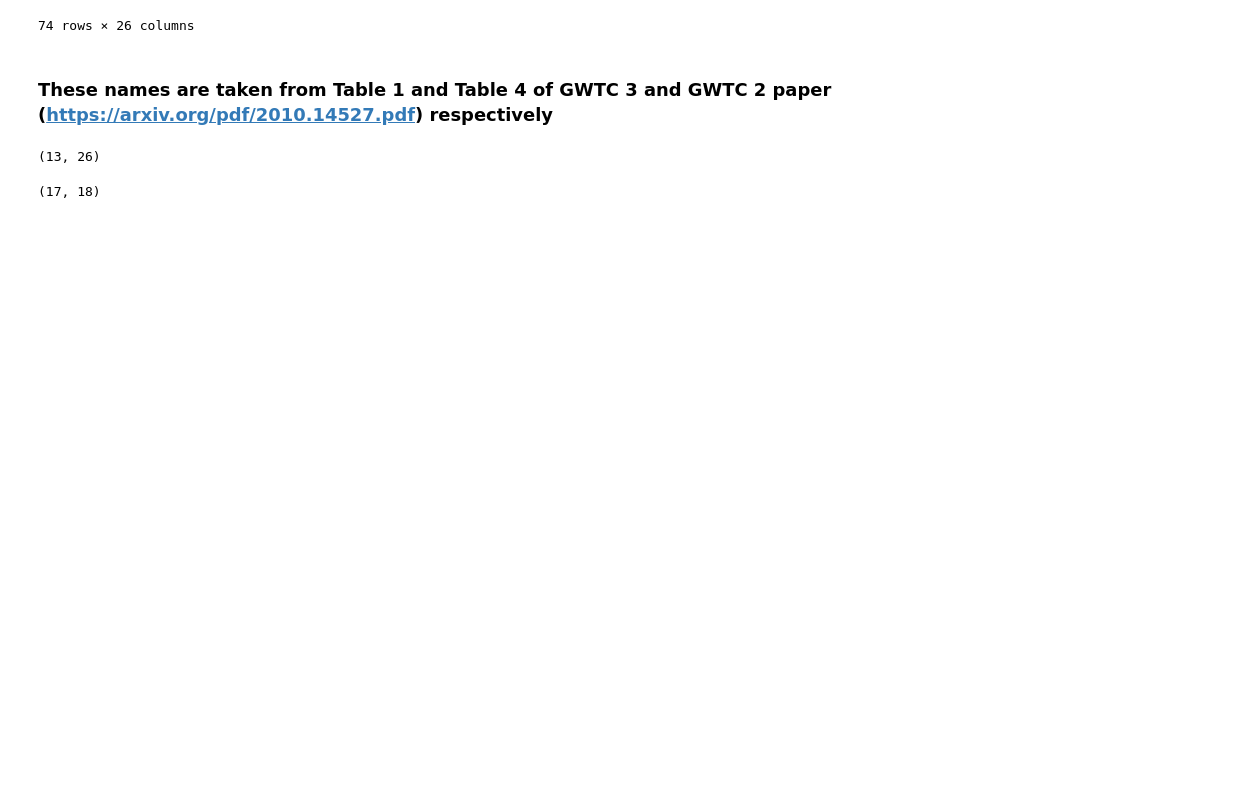
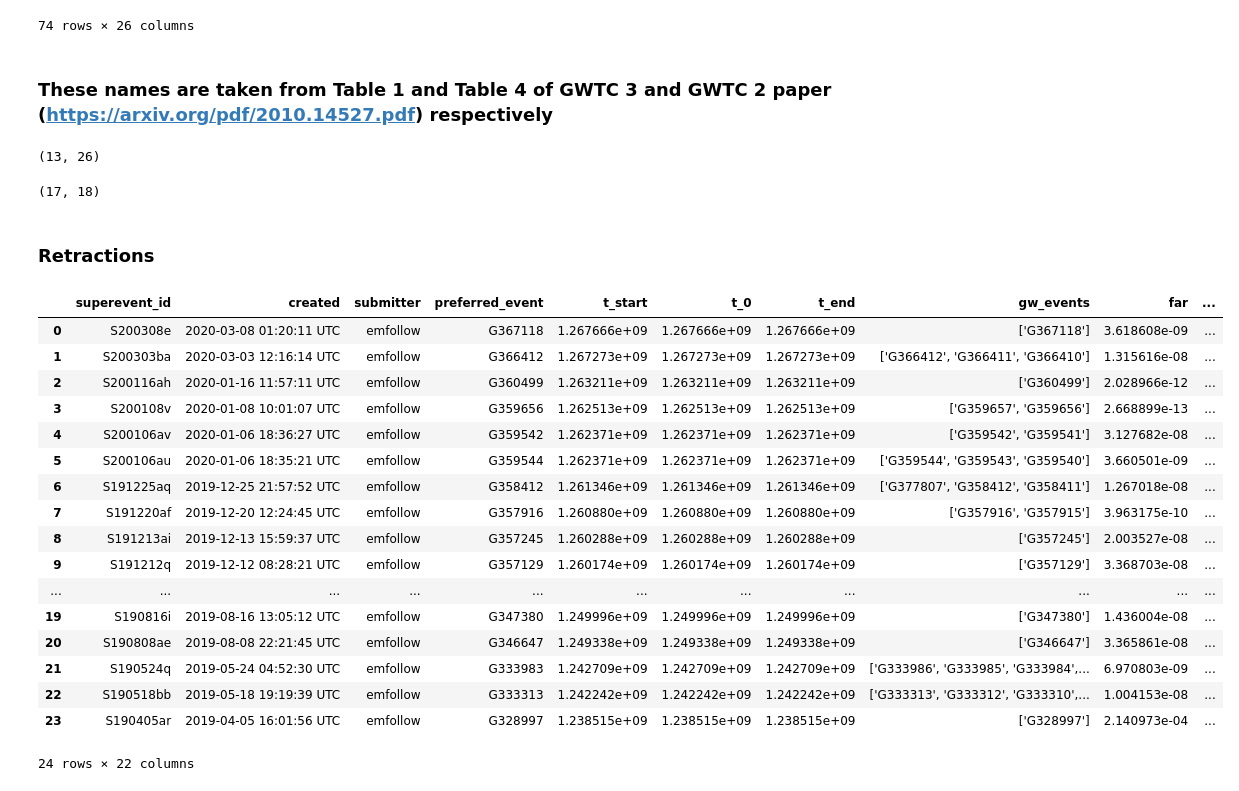
Before and after one commit to siddharth101/QoQ, a Jupyter notebook: data/QoQ_analysis_a.ipynb, the cells around one changed output. Saved outputs shown, nothing was run; the diff lists cells and outputs as text; code cells hidden in the pictures; blank space fills up the shorter version.

```diff
--- a/data/QoQ_analysis_a.ipynb
+++ b/data/QoQ_analysis_a.ipynb
@@ -257,0 +258,25 @@ df_O3b_online.to_csv('files/O3b_offline.csv', index=None)
+# %% [markdown]
+### Retractions
+# %%
+df_retr = pd.read_csv('files/retractions_O3.csv')
+# %%
+df_retr
+# %% [output]
+|  | superevent_id | created | submitter | preferred_event | t_start | t_0 | t_end | gw_events | far | ... |
+| 0 | S200308e | 2020-03-08 01:20:11 UTC | emfollow | G367118 | 1.267666e+09 | 1.267666e+09 | 1.267666e+09 | ['G367118'] | 3.618608e-09 | ... |
+| 1 | S200303ba | 2020-03-03 12:16:14 UTC | emfollow | G366412 | 1.267273e+09 | 1.267273e+09 | 1.267273e+09 | ['G366412', 'G366411', 'G366410'] | 1.315616e-08 | ... |
+| 2 | S200116ah | 2020-01-16 11:57:11 UTC | emfollow | G360499 | 1.263211e+09 | 1.263211e+09 | 1.263211e+09 | ['G360499'] | 2.028966e-12 | ... |
+| 3 | S200108v | 2020-01-08 10:01:07 UTC | emfollow | G359656 | 1.262513e+09 | 1.262513e+09 | 1.262513e+09 | ['G359657', 'G359656'] | 2.668899e-13 | ... |
+| 4 | S200106av | 2020-01-06 18:36:27 UTC | emfollow | G359542 | 1.262371e+09 | 1.262371e+09 | 1.262371e+09 | ['G359542', 'G359541'] | 3.127682e-08 | ... |
+| 5 | S200106au | 2020-01-06 18:35:21 UTC | emfollow | G359544 | 1.262371e+09 | 1.262371e+09 | 1.262371e+09 | ['G359544', 'G359543', 'G359540'] | 3.660501e-09 | ... |
+| 6 | S191225aq | 2019-12-25 21:57:52 UTC | emfollow | G358412 | 1.261346e+09 | 1.261346e+09 | 1.261346e+09 | ['G377807', 'G358412', 'G358411'] | 1.267018e-08 | ... |
+| 7 | S191220af | 2019-12-20 12:24:45 UTC | emfollow | G357916 | 1.260880e+09 | 1.260880e+09 | 1.260880e+09 | ['G357916', 'G357915'] | 3.963175e-10 | ... |
+| 8 | S191213ai | 2019-12-13 15:59:37 UTC | emfollow | G357245 | 1.260288e+09 | 1.260288e+09 | 1.260288e+09 | ['G357245'] | 2.003527e-08 | ... |
+| 9 | S191212q | 2019-12-12 08:28:21 UTC | emfollow | G357129 | 1.260174e+09 | 1.260174e+09 | 1.260174e+09 | ['G357129'] | 3.368703e-08 | ... |
+| ... | ... | ... | ... | ... | ... | ... | ... | ... | ... | ... |
+| 19 | S190816i | 2019-08-16 13:05:12 UTC | emfollow | G347380 | 1.249996e+09 | 1.249996e+09 | 1.249996e+09 | ['G347380'] | 1.436004e-08 | ... |
+| 20 | S190808ae | 2019-08-08 22:21:45 UTC | emfollow | G346647 | 1.249338e+09 | 1.249338e+09 | 1.249338e+09 | ['G346647'] | 3.365861e-08 | ... |
+| 21 | S190524q | 2019-05-24 04:52:30 UTC | emfollow | G333983 | 1.242709e+09 | 1.242709e+09 | 1.242709e+09 | ['G333986', 'G333985', 'G333984',... | 6.970803e-09 | ... |
+| 22 | S190518bb | 2019-05-18 19:19:39 UTC | emfollow | G333313 | 1.242242e+09 | 1.242242e+09 | 1.242242e+09 | ['G333313', 'G333312', 'G333310',... | 1.004153e-08 | ... |
+| 23 | S190405ar | 2019-04-05 16:01:56 UTC | emfollow | G328997 | 1.238515e+09 | 1.238515e+09 | 1.238515e+09 | ['G328997'] | 2.140973e-04 | ... |
+24 rows × 22 columns
```
Also changed, not shown: parts of 1 cell of this notebook, 1 other file.
